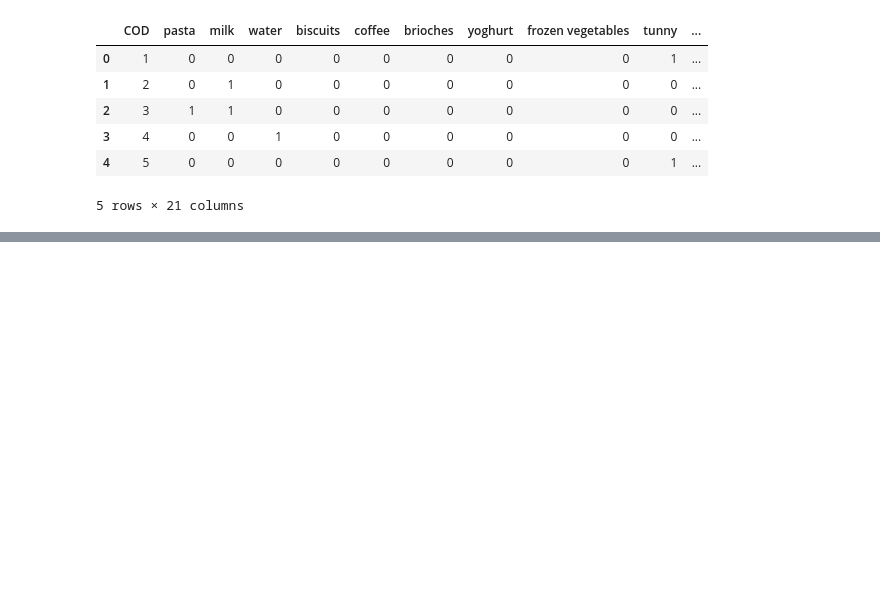
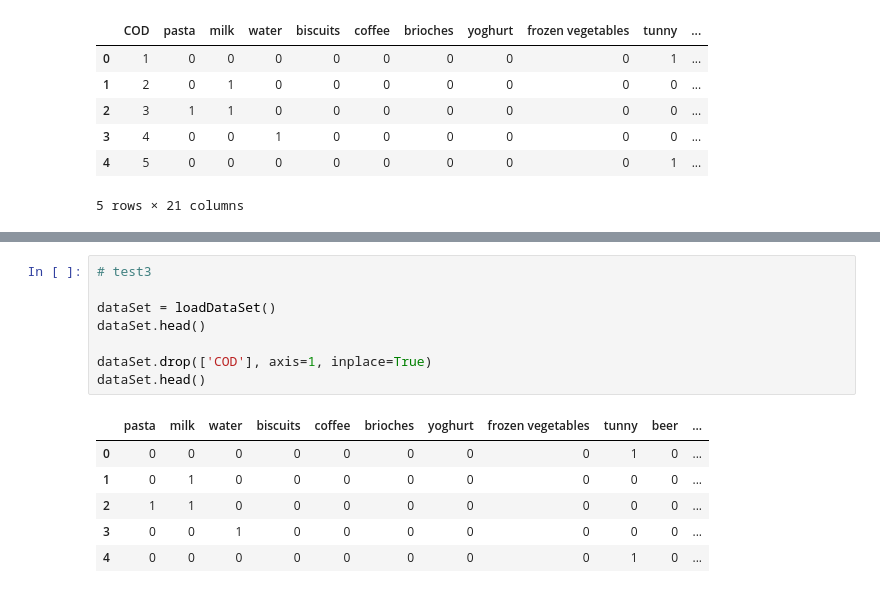
Before and after one commit to CambridgeZ/DataMining_Course_experiment, a Jupyter notebook: 实验三/Apriori算法.ipynb, the cells around one changed output, grey strips where cells are left out. Drawn from its saved outputs; the diff is of its cells as text; blank space fills up the shorter version.

```diff
--- a/实验三/Apriori算法.ipynb
+++ b/实验三/Apriori算法.ipynb
@@ -118 +372,16 @@ print(supportData0)
+# %%
+# test3
+
+dataSet = loadDataSet()
+dataSet.head()
+
+dataSet.drop(['COD'], axis=1, inplace=True)
+dataSet.head()
+# %% [output]
+|  | pasta | milk | water | biscuits | coffee | brioches | yoghurt | frozen vegetables | tunny | beer | ... |
+| 0 | 0 | 0 | 0 | 0 | 0 | 0 | 0 | 0 | 1 | 0 | ... |
+| 1 | 0 | 1 | 0 | 0 | 0 | 0 | 0 | 0 | 0 | 0 | ... |
+| 2 | 1 | 1 | 0 | 0 | 0 | 0 | 0 | 0 | 0 | 0 | ... |
+| 3 | 0 | 0 | 1 | 0 | 0 | 0 | 0 | 0 | 0 | 0 | ... |
+| 4 | 0 | 0 | 0 | 0 | 0 | 0 | 0 | 0 | 1 | 0 | ... |
 # %%
```
Also changed, not shown: parts of 20 cells of this notebook, 1 other file.
